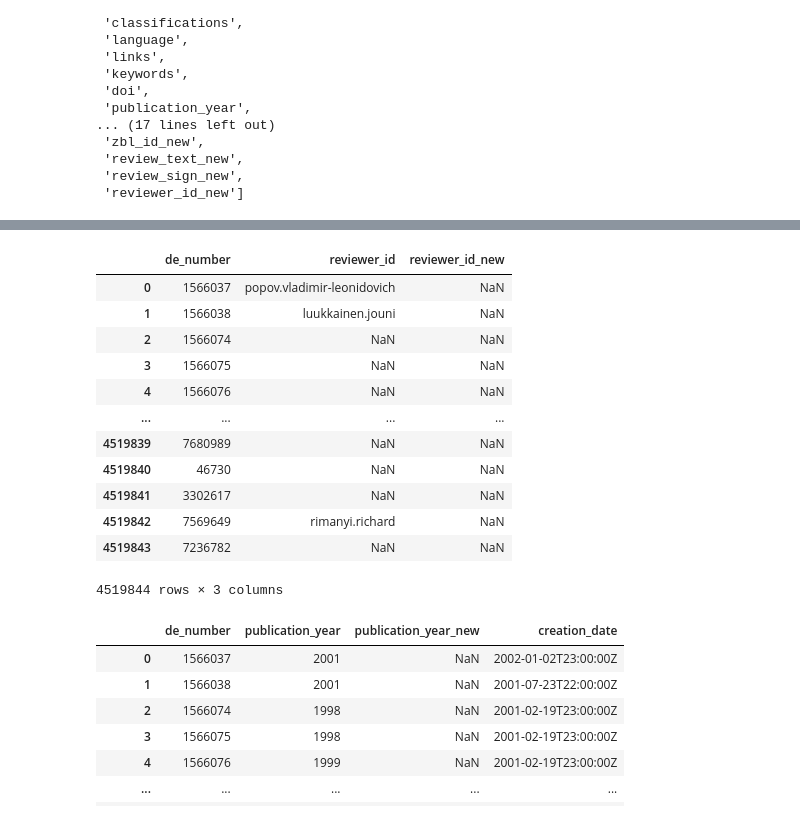
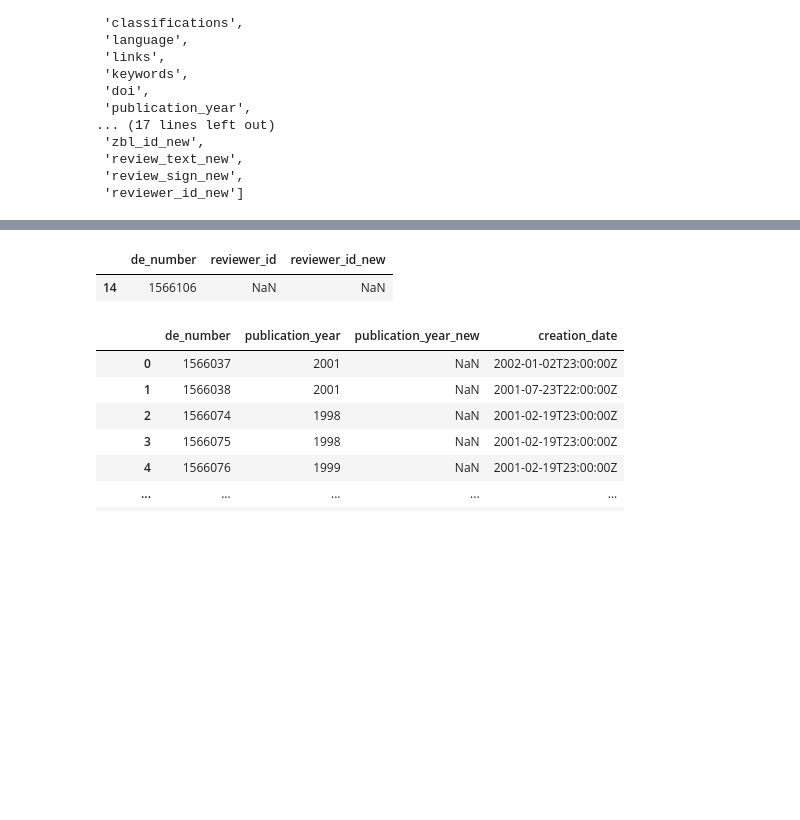
Before and after one commit to MaRDI4NFDI/docker-importer, a Jupyter notebook: mardi_importer/mardi_importer/zbmath/test.ipynb, the cells around one changed output, grey strips where cells are left out. Cells and saved outputs as stored; diff of their text form; code cells hidden in the pictures; blank space fills up the shorter version.

```diff
--- a/mardi_importer/mardi_importer/zbmath/test.ipynb
+++ b/mardi_importer/mardi_importer/zbmath/test.ipynb
@@ -72,19 +51,8 @@ df[(df.review_sign != df.review_sign_new)][['de_number','review_sign', 'review_s
 # %%
-df[(df.reviewer_id != df.reviewer_id_new)][['de_number','reviewer_id', 'reviewer_id_new']]
+df[(df.de_number == 1566106) &(df.reviewer_id != df.reviewer_id_new)][['de_number','reviewer_id', 'reviewer_id_new']]
 # %% [output]
 |  | de_number | reviewer_id | reviewer_id_new |
-| 0 | 1566037 | popov.vladimir-leonidovich | NaN |
-| 1 | 1566038 | luukkainen.jouni | NaN |
-| 2 | 1566074 | NaN | NaN |
-| 3 | 1566075 | NaN | NaN |
-| 4 | 1566076 | NaN | NaN |
-| ... | ... | ... | ... |
-| 4519839 | 7680989 | NaN | NaN |
-| 4519840 | 46730 | NaN | NaN |
-| 4519841 | 3302617 | NaN | NaN |
-| 4519842 | 7569649 | rimanyi.richard | NaN |
-| 4519843 | 7236782 | NaN | NaN |
+| 14 | 1566106 | NaN | NaN |
-4519844 rows × 3 columns
 # %%
 df[(df.publication_year != df.publication_year_new)][['de_number','publication_year', 'publication_year_new', 'creation_date']]
 # %% [output]
```
Also changed, not shown: parts of 7 cells of this notebook.
